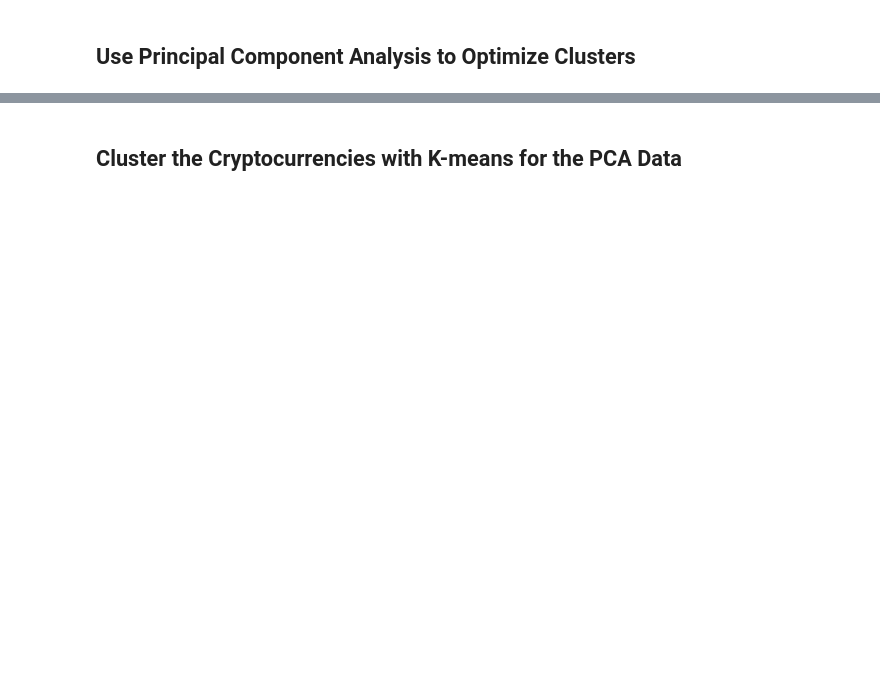
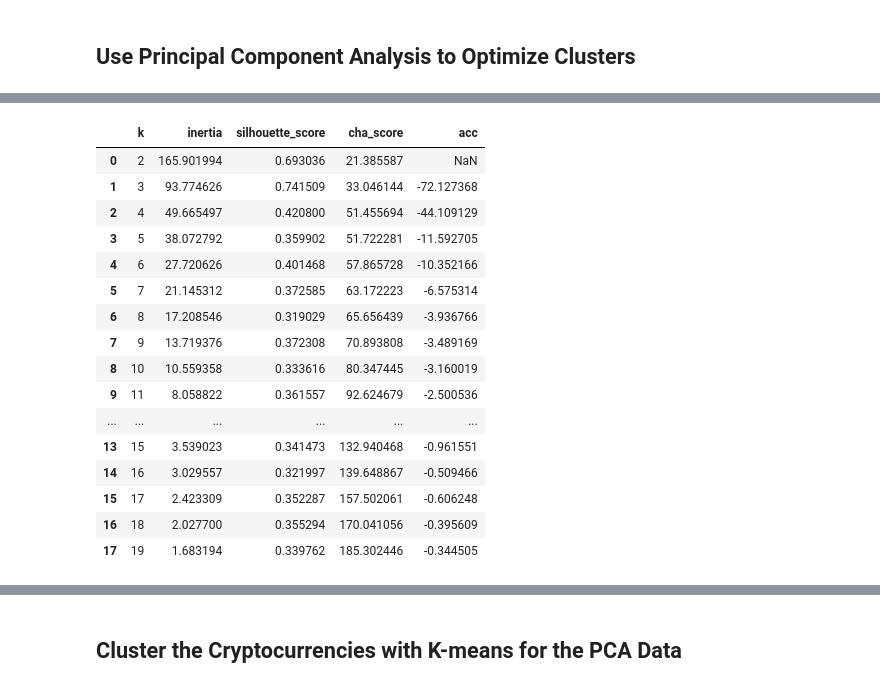
Before and after one commit to martabaker/ds_module_19_unsup_learning, a Jupyter notebook: Starter_Code/crypto_clustering_hw.ipynb, the cells around one changed output, grey strips where cells are left out. Drawn from its saved outputs; the diff is of its cells as text; code cells hidden in the pictures; blank space fills up the shorter version.

Commit message:
K-means w/ PCA

```diff
--- a/Starter_Code/crypto_clustering_hw.ipynb
+++ b/Starter_Code/crypto_clustering_hw.ipynb
@@ -249,0 +370,36 @@ df_sub2.hvplot.scatter(
+# %%
+# Run KMeans, Silhouette Score, and Calinski-Harabasz Score
+# Create a a list to store inertia values
+inertia = []
+silhouettes = []
+cha_chas = []
+
+# Create a a list to store the values of k
+# Minimum value needs to be 2 because of the Silhouette Score
+k = list(range(2, 20))
+
+# Create a for-loop where each value of k is evaluated using the K-means algorithm
+# Fit the model using the spread_df DataFrame
+# Append the value of the computed inertia from the `inertia_` attribute of the KMeans model instance
+for i in k:
+    # initialize the model
+    k_model = KMeans(n_clusters=i, random_state=1)
+
+    # fit the model
+    k_model.fit(X)
+
+    # predict the model
+    preds = k_model.predict(X)
+
+    # evaluate the model (generate the metics)
+    inertia.append(k_model.inertia_)
+
+    # Get the Silhouette Score
+    score = silhouette_score(X, preds)
+    silhouettes.append(score)
+
+    # Get the Calinski_Harabasz Score
+    cha_cha = calinski_harabasz_score(X, preds)
+    cha_chas.append(cha_cha)
+
+    print(f"Finished {i} out of {max(k)}")
@@ -249,0 +425,27 @@ df_sub2.hvplot.scatter(
+# %%
+# Define a DataFrame to hold the values for k and the corresponding inertia
+elbow_data = {"k": k, "inertia": inertia, "silhouette_score": silhouettes, "cha_score": cha_chas}
+df_elbow = pd.DataFrame(elbow_data)
+
+df_elbow["acc"] = df_elbow.inertia.diff()
+
+# Review the DataFrame
+df_elbow.head(20)
+# %% [output]
+|  | k | inertia | silhouette_score | cha_score | acc |
+| 0 | 2 | 165.901994 | 0.693036 | 21.385587 | NaN |
+| 1 | 3 | 93.774626 | 0.741509 | 33.046144 | -72.127368 |
+| 2 | 4 | 49.665497 | 0.420800 | 51.455694 | -44.109129 |
+| 3 | 5 | 38.072792 | 0.359902 | 51.722281 | -11.592705 |
+| 4 | 6 | 27.720626 | 0.401468 | 57.865728 | -10.352166 |
+| 5 | 7 | 21.145312 | 0.372585 | 63.172223 | -6.575314 |
+| 6 | 8 | 17.208546 | 0.319029 | 65.656439 | -3.936766 |
+| 7 | 9 | 13.719376 | 0.372308 | 70.893808 | -3.489169 |
+| 8 | 10 | 10.559358 | 0.333616 | 80.347445 | -3.160019 |
+| 9 | 11 | 8.058822 | 0.361557 | 92.624679 | -2.500536 |
+| ... | ... | ... | ... | ... | ... |
+| 13 | 15 | 3.539023 | 0.341473 | 132.940468 | -0.961551 |
+| 14 | 16 | 3.029557 | 0.321997 | 139.648867 | -0.509466 |
+| 15 | 17 | 2.423309 | 0.352287 | 157.502061 | -0.606248 |
+| 16 | 18 | 2.027700 | 0.355294 | 170.041056 | -0.395609 |
+| 17 | 19 | 1.683194 | 0.339762 | 185.302446 | -0.344505 |
```
Also changed, not shown: parts of 22 cells of this notebook.
